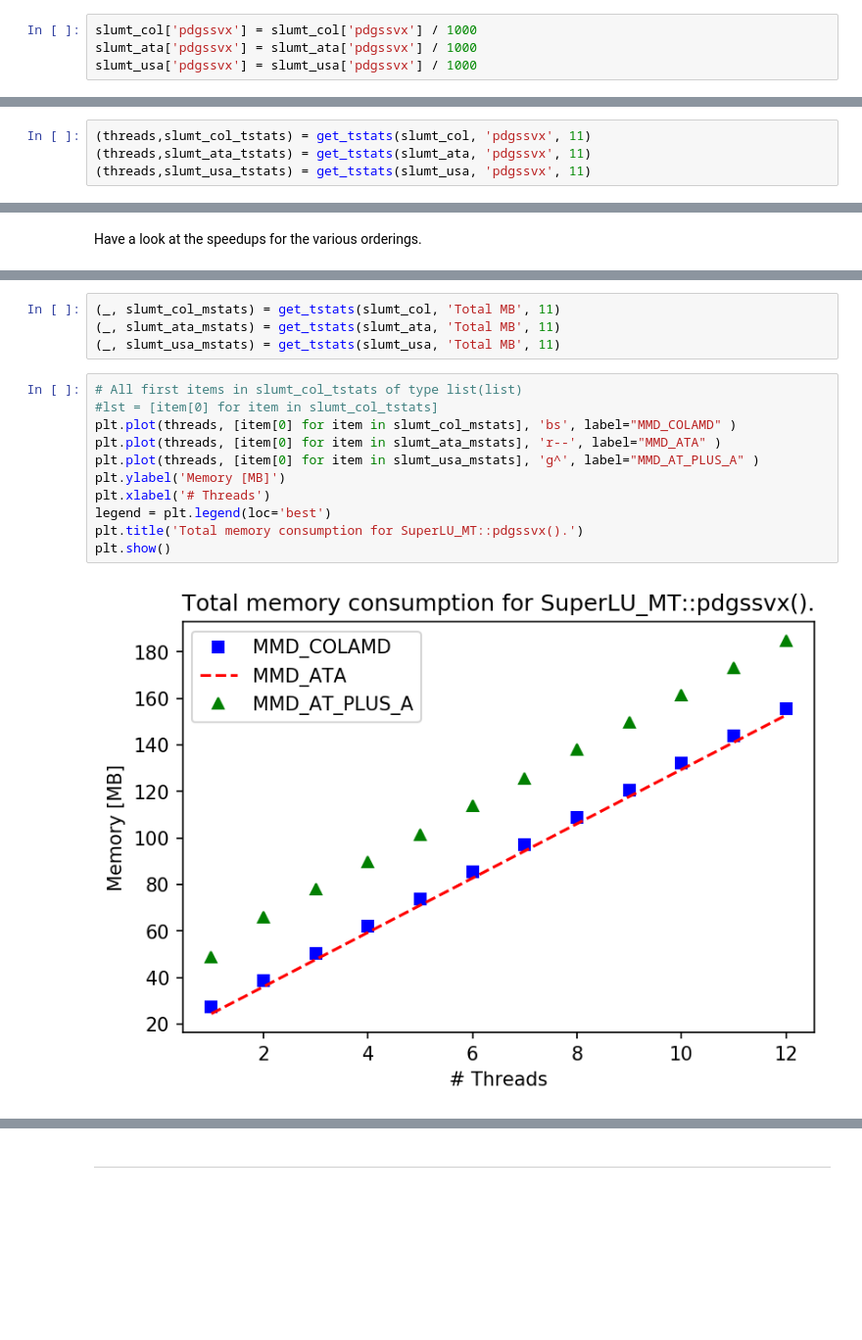
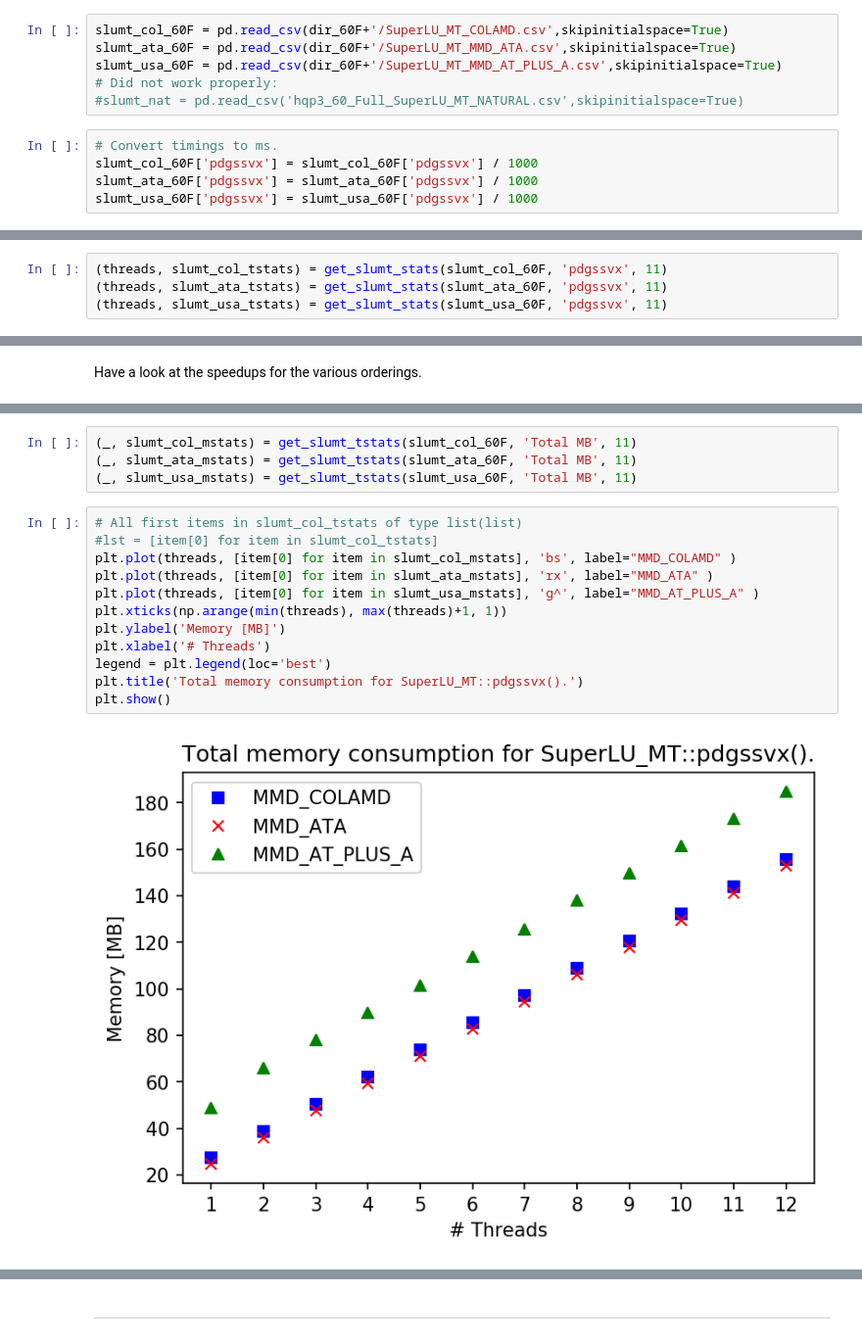
Before and after one commit to mflehmig/SuperLUbench, a Jupyter notebook: doc/SuperLUbench.ipynb, the cells around one changed output, grey strips where cells are left out. Shown at 98% size. Drawn from its saved outputs; the diff is of its cells as text; blank space fills up the shorter version.

```diff
--- a/doc/SuperLUbench.ipynb
+++ b/doc/SuperLUbench.ipynb
@@ -224,13 +281,20 @@ Okay, we want the timings in ms.
+# %%
+slumt_col_60F = pd.read_csv(dir_60F+'/SuperLU_MT_COLAMD.csv',skipinitialspace=True)
+slumt_ata_60F = pd.read_csv(dir_60F+'/SuperLU_MT_MMD_ATA.csv',skipinitialspace=True)
+slumt_usa_60F = pd.read_csv(dir_60F+'/SuperLU_MT_MMD_AT_PLUS_A.csv',skipinitialspace=True)
+# Did not work properly:
+#slumt_nat = pd.read_csv('hqp3_60_Full_SuperLU_MT_NATURAL.csv',skipinitialspace=True)
 # %%
-slumt_col['pdgssvx'] = slumt_col['pdgssvx'] / 1000
-slumt_ata['pdgssvx'] = slumt_ata['pdgssvx'] / 1000
-slumt_usa['pdgssvx'] = slumt_usa['pdgssvx'] / 1000
+# Convert timings to ms.
+slumt_col_60F['pdgssvx'] = slumt_col_60F['pdgssvx'] / 1000
+slumt_ata_60F['pdgssvx'] = slumt_ata_60F['pdgssvx'] / 1000
+slumt_usa_60F['pdgssvx'] = slumt_usa_60F['pdgssvx'] / 1000
 # %% [markdown]
 Gather timing statistics for SuperLU_MT: mean, std, min and max.
 # %%
-(threads,slumt_col_tstats) = get_tstats(slumt_col, 'pdgssvx', 11)
-(threads,slumt_ata_tstats) = get_tstats(slumt_ata, 'pdgssvx', 11)
-(threads,slumt_usa_tstats) = get_tstats(slumt_usa, 'pdgssvx', 11)
+(threads, slumt_col_tstats) = get_slumt_stats(slumt_col_60F, 'pdgssvx', 11)
+(threads, slumt_ata_tstats) = get_slumt_stats(slumt_ata_60F, 'pdgssvx', 11)
+(threads, slumt_usa_tstats) = get_slumt_stats(slumt_usa_60F, 'pdgssvx', 11)
 # %%
 # All first items in slumt_col_tstats of type list(list)
 #lst = [item[0] for item in slumt_col_tstats]
@@ -290,17 +332,18 @@ Have a look at the total memory consumption for SuperLU_MT. Remark: The memory c
 # %%
-(_, slumt_col_mstats) = get_tstats(slumt_col, 'Total MB', 11)
-(_, slumt_ata_mstats) = get_tstats(slumt_ata, 'Total MB', 11)
-(_, slumt_usa_mstats) = get_tstats(slumt_usa, 'Total MB', 11)
+(_, slumt_col_mstats) = get_slumt_tstats(slumt_col_60F, 'Total MB', 11)
+(_, slumt_ata_mstats) = get_slumt_tstats(slumt_ata_60F, 'Total MB', 11)
+(_, slumt_usa_mstats) = get_slumt_tstats(slumt_usa_60F, 'Total MB', 11)
 # %%
 # All first items in slumt_col_tstats of type list(list)
 #lst = [item[0] for item in slumt_col_tstats]
 plt.plot(threads, [item[0] for item in slumt_col_mstats], 'bs', label="MMD_COLAMD" )
-plt.plot(threads, [item[0] for item in slumt_ata_mstats], 'r--', label="MMD_ATA" )
+plt.plot(threads, [item[0] for item in slumt_ata_mstats], 'rx', label="MMD_ATA" )
 plt.plot(threads, [item[0] for item in slumt_usa_mstats], 'g^', label="MMD_AT_PLUS_A" )
+plt.xticks(np.arange(min(threads), max(threads)+1, 1))
 plt.ylabel('Memory [MB]')
 plt.xlabel('# Threads')
 legend = plt.legend(loc='best')
 plt.title('Total memory consumption for SuperLU_MT::pdgssvx().')
 plt.show()
 # %% [output]
-[figure, old version]
+[figure, new version]
```
Also changed, not shown: parts of 76 cells of this notebook.
